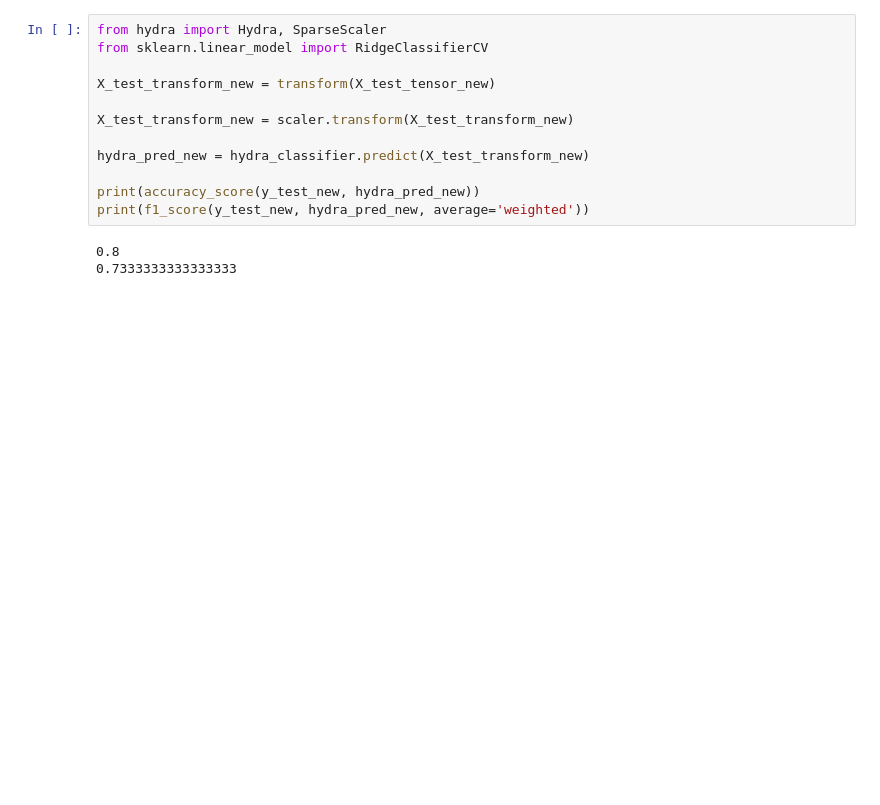
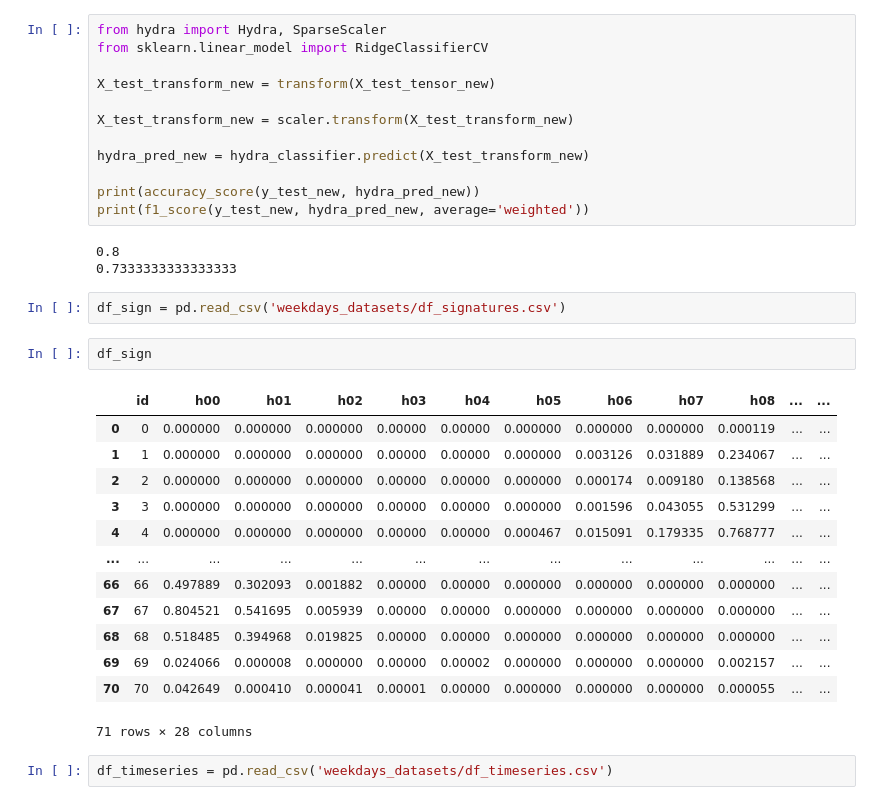
Before and after one commit to cakimie/Mestrado, a Jupyter notebook: sktime - all.ipynb, the cells around one changed output. Saved outputs shown, nothing was run; the diff lists cells and outputs as text; blank space fills up the shorter version.

```diff
--- a/sktime - all.ipynb
+++ b/sktime - all.ipynb
@@ -952,3 +952,23 @@ print(f1_score(y_test_new, hydra_pred_new, average='weighted'))
 # %% [output]
 0.8
 0.7333333333333333
+# %%
+df_sign = pd.read_csv('weekdays_datasets/df_signatures.csv')
+# %%
+df_sign
+# %% [output]
+|  | id | h00 | h01 | h02 | h03 | h04 | h05 | h06 | h07 | h08 | ... | ... |
+| 0 | 0 | 0.000000 | 0.000000 | 0.000000 | 0.00000 | 0.00000 | 0.000000 | 0.000000 | 0.000000 | 0.000119 | ... | ... |
+| 1 | 1 | 0.000000 | 0.000000 | 0.000000 | 0.00000 | 0.00000 | 0.000000 | 0.003126 | 0.031889 | 0.234067 | ... | ... |
+| 2 | 2 | 0.000000 | 0.000000 | 0.000000 | 0.00000 | 0.00000 | 0.000000 | 0.000174 | 0.009180 | 0.138568 | ... | ... |
+| 3 | 3 | 0.000000 | 0.000000 | 0.000000 | 0.00000 | 0.00000 | 0.000000 | 0.001596 | 0.043055 | 0.531299 | ... | ... |
+| 4 | 4 | 0.000000 | 0.000000 | 0.000000 | 0.00000 | 0.00000 | 0.000467 | 0.015091 | 0.179335 | 0.768777 | ... | ... |
+| ... | ... | ... | ... | ... | ... | ... | ... | ... | ... | ... | ... | ... |
+| 66 | 66 | 0.497889 | 0.302093 | 0.001882 | 0.00000 | 0.00000 | 0.000000 | 0.000000 | 0.000000 | 0.000000 | ... | ... |
+| 67 | 67 | 0.804521 | 0.541695 | 0.005939 | 0.00000 | 0.00000 | 0.000000 | 0.000000 | 0.000000 | 0.000000 | ... | ... |
+| 68 | 68 | 0.518485 | 0.394968 | 0.019825 | 0.00000 | 0.00000 | 0.000000 | 0.000000 | 0.000000 | 0.000000 | ... | ... |
+| 69 | 69 | 0.024066 | 0.000008 | 0.000000 | 0.00000 | 0.00002 | 0.000000 | 0.000000 | 0.000000 | 0.002157 | ... | ... |
+| 70 | 70 | 0.042649 | 0.000410 | 0.000041 | 0.00001 | 0.00000 | 0.000000 | 0.000000 | 0.000000 | 0.000055 | ... | ... |
+71 rows × 28 columns
+# %%
+df_timeseries = pd.read_csv('weekdays_datasets/df_timeseries.csv')
```
Also changed, not shown: parts of 3 cells of this notebook, 1 other file.
